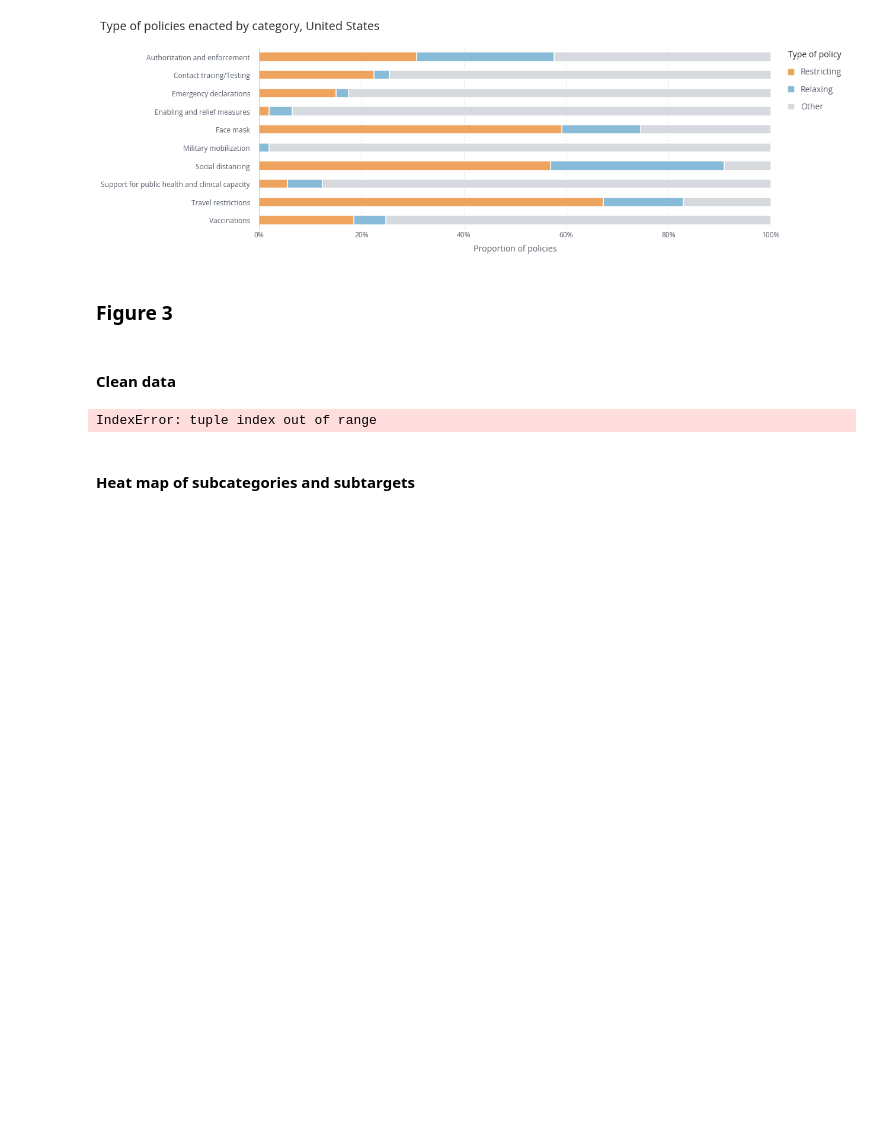
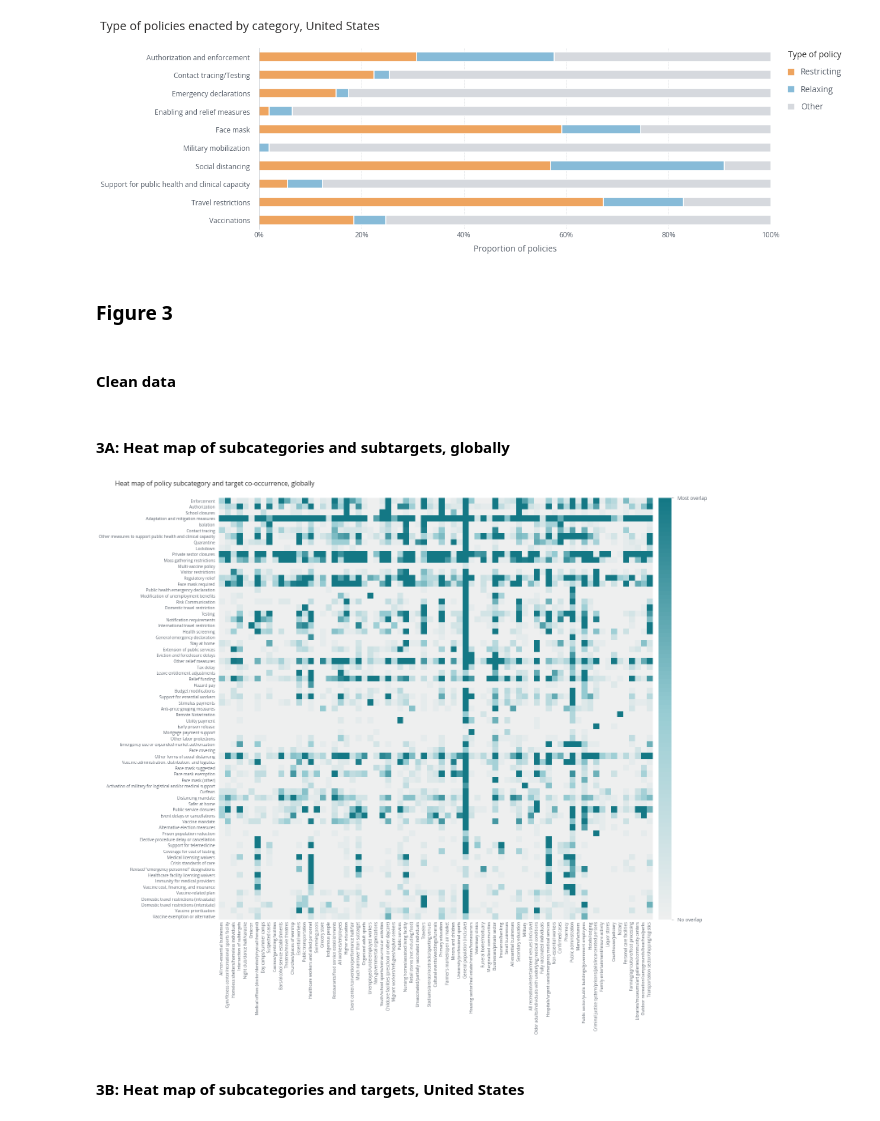
Before and after one commit to talus-analytics-bus/covid-amp-analysis, a Jupyter notebook: visualizations.ipynb, the cells around one changed output. Cells and saved outputs as stored; diff of their text form; code cells hidden in the pictures; blank space fills up the shorter version.

Commit message:
Cooccurrence matrix and heatmap

```diff
--- a/visualizations.ipynb
+++ b/visualizations.ipynb
@@ -1307,37 +1307,16 @@ plt.show()
 ### Figure 3
 # %% [markdown]
 #### Clean data
-# %%
-# Drop rows with missing values in the Policy subcategory and Policy target columns
-df = clean.dropna(subset=['Policy subcategory', 'Policy target'])
-
-# # Create a list of pairs
-pairings = [(cat, target) for row in df[['Policy subcategory', 'Policy target']].values for cat in row for target in row[1]]
-
-unique_pairs = set([tuple(pair) for sublist in pairings for pair in sublist])
-unique_categories = list(set([pair[0] for pair in unique_pairs]))
-unique_targets = list(set([pair[1] for pair in unique_pairs]))
-
-
-# # Initialize the matrix
-# matrix = np.zeros((len(unique_categories), len(unique_targets)))
-
-# # Count the number of occurrences of each pair
-# for row in pairings:
-#     for pair in row:
-#         matrix[unique_categories.index(pair[0]), unique_targets.index(pair[1])] += 1
-
-# # Convert the matrix to a DataFrame
-# df_matrix = pd.DataFrame(matrix, columns=unique_targets, index=unique_categories)
-# %% [output]
-IndexError: tuple index out of range
 # %%
 # Drop rows with missing values in the Policy subcategory and Policy target columns
 df = clean.dropna(subset=['Policy subcategory', 'Policy target'])
+df = df.sort_values(by=['Policy category'])
 
 # Create a list of unique Policy subcategories and targets
 unique_categories = df['Policy subcategory'].unique()
 unique_targets = set(df['Policy target'].sum())
+unique_targets.discard("I don't know (MUST RESOLVE)")
+
 
 # Initialize the matrix
 matrix = np.zeros((len(unique_categories), len(unique_targets)))
@@ -1354,4 +1333,4 @@ df_matrix = pd.DataFrame(matrix, columns=unique_targets, index=unique_categories
 # %%
 df_matrix.to_csv("processed/cooccurrence_matrix.csv")
 # %% [markdown]
-#### Heat map of subcategories and subtargets
+#### 3A: Heat map of subcategories and subtargets, globally
@@ -1357,0 +1424,50 @@ df_matrix.to_csv("processed/cooccurrence_matrix.csv")
+# %%
+fig, ax = plt.subplots(figsize=(20,20))
+
+vmax = 20
+vmin = 0
+
+im = ax.imshow(matrix, cmap=cm, vmin=vmin, vmax=vmax)
+
+# Create a colorbar
+divider = make_axes_locatable(ax)
+cax = divider.append_axes("right", size="3%", pad=0.2)
+sm = plt.cm.ScalarMappable(cmap=cm,
+                           norm=plt.Normalize(vmin=vmin,
+                                              vmax=vmax))
+sm._A = []
+cbar = plt.colorbar(sm,cax=cax,drawedges=False,pad=20)
+cbar.set_ticks([vmin,vmax])
+cbar.ax.yaxis.set_ticklabels(['No overlap','Most overlap'])
+cbar.ax.yaxis.set_tick_params(direction='out',length=5,width=1,pad=10,colors=chart[1],labelsize=12)
+cbar.outline.set_visible(False)
+
+# Spines
+ax.spines.bottom.set_visible(False)
+ax.spines.left.set_visible(False)
+
+# Set tick labels and axis labels
+ax.set_xticks(range(len(unique_targets)))
+ax.set_xticklabels(unique_targets)
+ax.tick_params(axis='x',pad=5,length=0,labelsize=10,width=30)
+plt.setp(ax.get_xticklabels(), rotation=90)
+
+ax.set_yticks(range(len(unique_categories)))
+ax.set_yticklabels(unique_categories)
+ax.tick_params(axis='y',pad=10,width=30,labelsize=10)
+ax.tick_params(top=False, bottom=True, labeltop=False, labelbottom=True)
+
+
+
+# Set title and show the plot
+ax.set_title("Heat map of policy subcategory and target co-occurrence, globally",fontsize=16,x=-.01)
+plt.tight_layout()
+plt.show()
+
+# plt.savefig('figures/global_cat_target_heatmap.png', dpi=1200, facecolor='w',
+#             edgecolor='w',
+#             orientation='portrait',bbox_inches='tight')
+# %% [output]
+[figure, added]
+# %% [markdown]
+#### 3B: Heat map of subcategories and targets, United States
```
Also changed, not shown: parts of 4 cells of this notebook, 5 other files.
